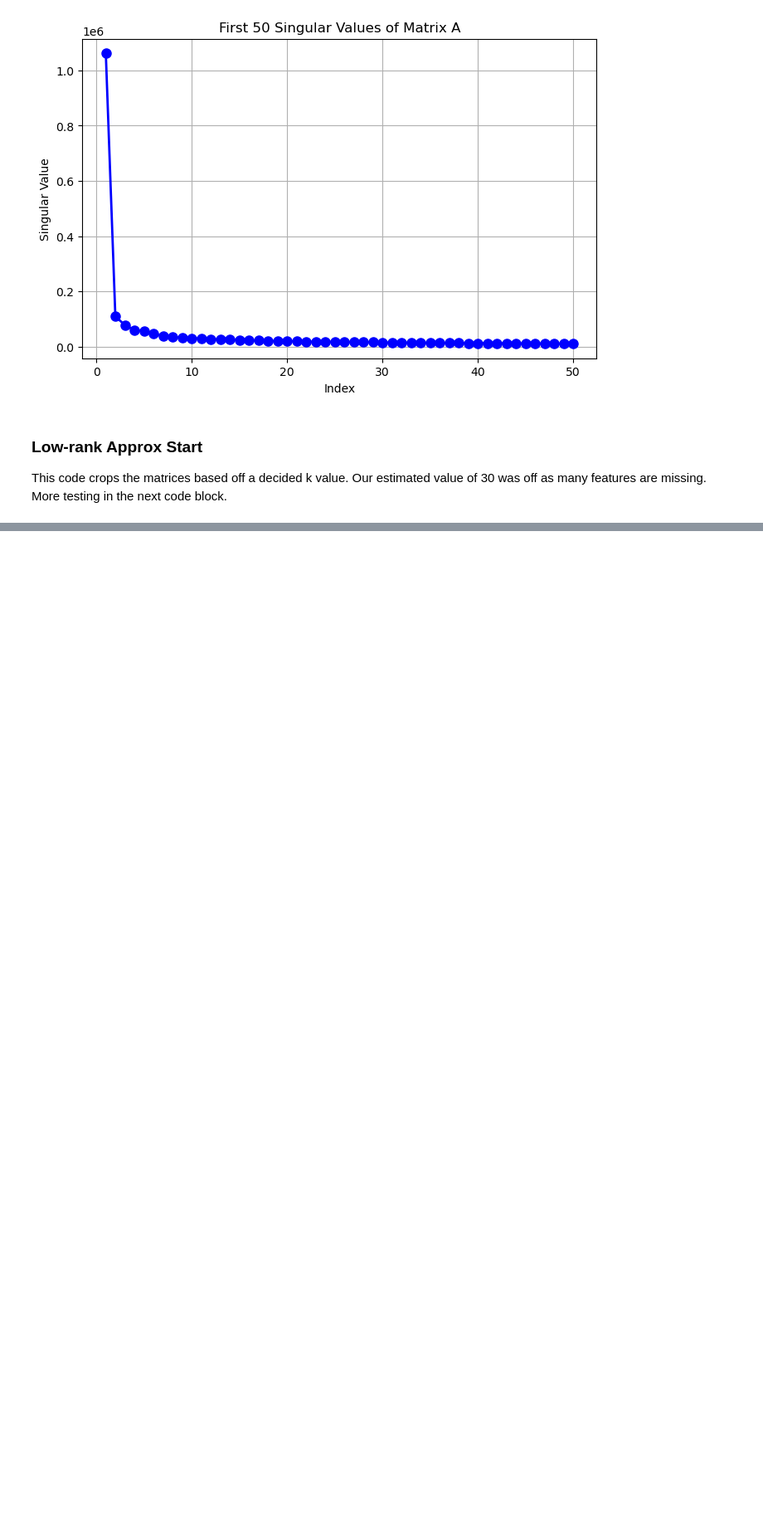
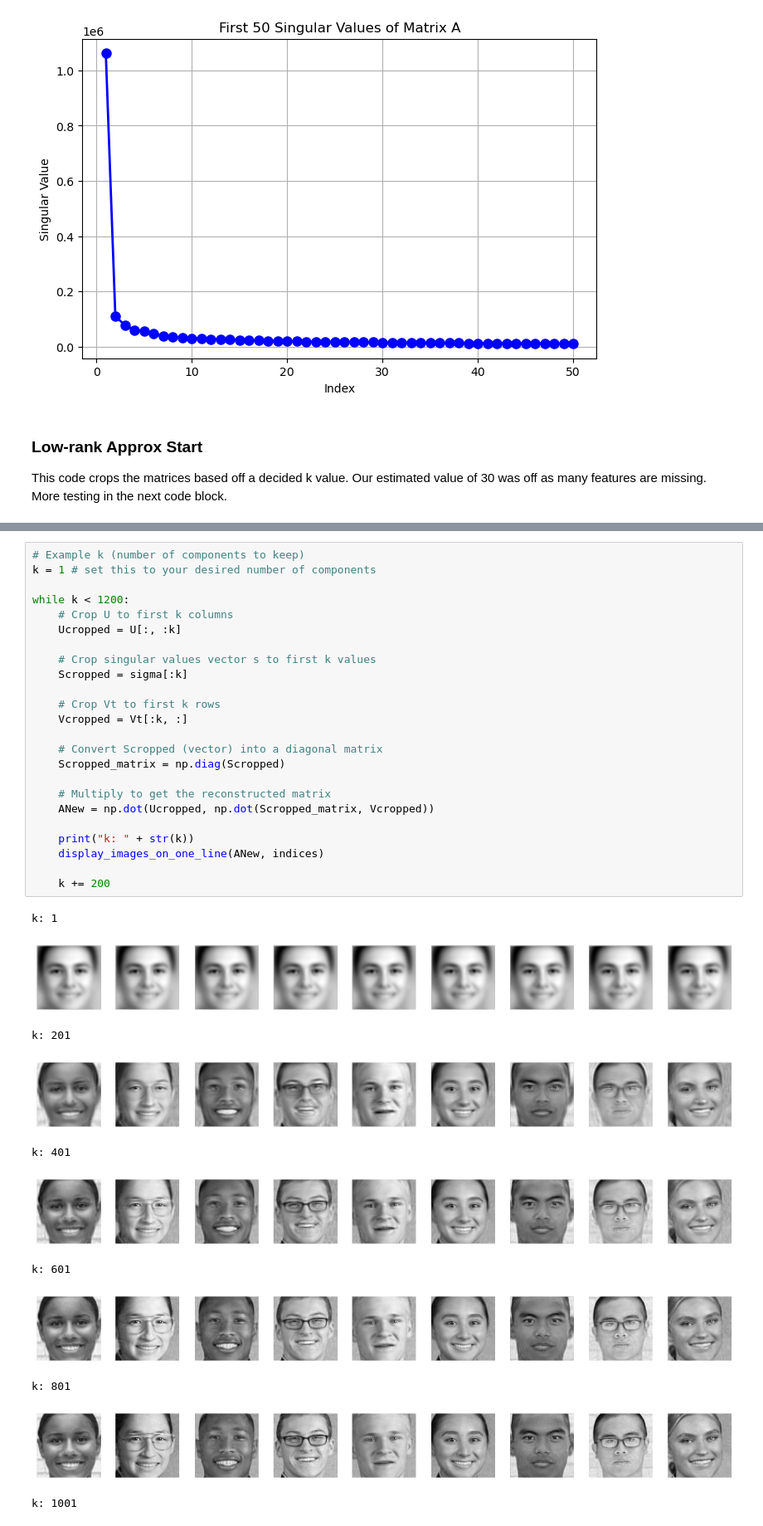
Before and after one commit to dschipper26/SI470, a Jupyter notebook: lab3/Lab3.ipynb, the cells around one changed output, grey strips where cells are left out. Shown at 83% size. Cells and saved outputs as stored; diff of their text form; blank space fills up the shorter version.

```diff
--- a/lab3/Lab3.ipynb
+++ b/lab3/Lab3.ipynb
@@ -181,0 +226,36 @@ unqiue_list = ["face_260300.jpg", "face_274146.jpg", "face_274218.jpg", "face_27
+# %%
+# Example k (number of components to keep)
+k = 1 # set this to your desired number of components
+
+while k < 1200:
+    # Crop U to first k columns
+    Ucropped = U[:, :k]
+
+    # Crop singular values vector s to first k values
+    Scropped = sigma[:k]
+
+    # Crop Vt to first k rows
+    Vcropped = Vt[:k, :]
+
+    # Convert Scropped (vector) into a diagonal matrix
+    Scropped_matrix = np.diag(Scropped)
+
+    # Multiply to get the reconstructed matrix
+    ANew = np.dot(Ucropped, np.dot(Scropped_matrix, Vcropped))
+
+    print("k: " + str(k))
+    display_images_on_one_line(ANew, indices)
+
+    k += 200
+# %% [output]
+k: 1
+[figure, added]
+k: 201
+[figure, added]
+k: 401
+[figure, added]
+k: 601
+[figure, added]
+k: 801
+[figure, added]
+k: 1001
```
Also changed, not shown: parts of 12 cells of this notebook.
